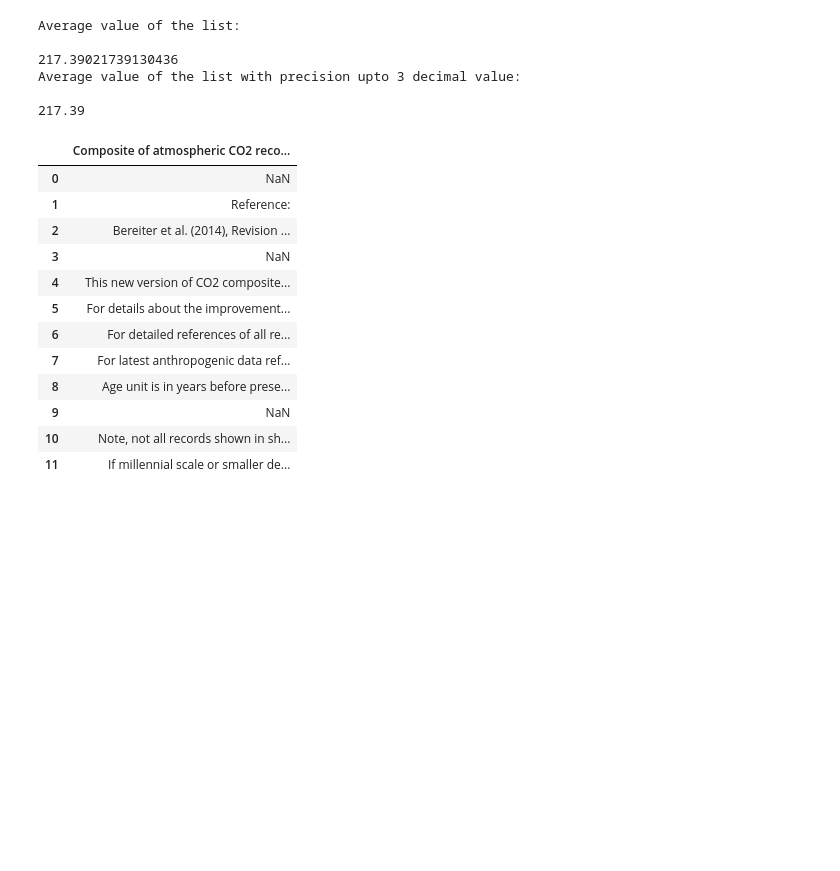
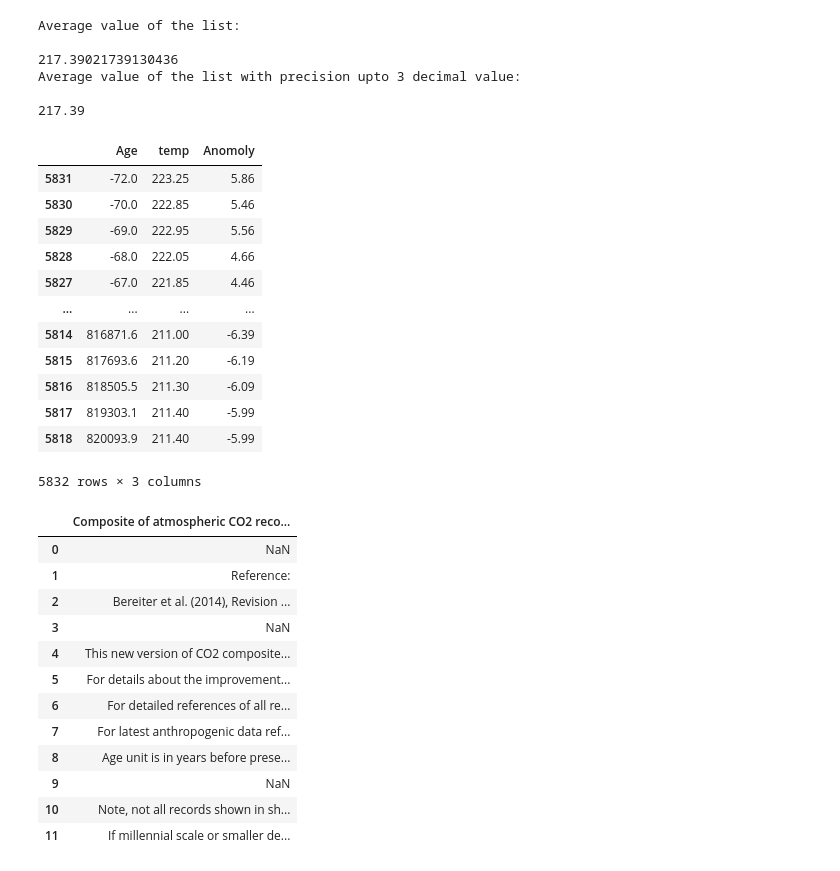
Before and after one commit to AudeAllen/PDA_Project2, a Jupyter notebook: PDA_Project2.ipynb, the cells around one changed output. Drawn from its saved outputs; the diff is of its cells as text; code cells hidden in the pictures; blank space fills up the shorter version.

Commit message:
Creation of anomoly column

```diff
--- a/PDA_Project2.ipynb
+++ b/PDA_Project2.ipynb
@@ -180,3 +180,27 @@ Average value of the list:
 Average value of the list with precision upto 3 decimal value:
 
 217.39
+# %%
+# Now that I have got the average over 1000 years I need to subtract that value which is 217.39 from all of the average kelvin values
+# in Jouzels data and also my amalgamated data from Dome C - this will give me the temperature anomoly over this period.
+
+# Again it is important to note there is a change when I amalgamate Jouzels dataset with the
+# Antartic Dome C dataset from 2001 onwards
+
+df['Anomoly'] = df['temp']-217.39
+
+display(df)
+# %% [output]
+|  | Age | temp | Anomoly |
+| 5831 | -72.0 | 223.25 | 5.86 |
+| 5830 | -70.0 | 222.85 | 5.46 |
+| 5829 | -69.0 | 222.95 | 5.56 |
+| 5828 | -68.0 | 222.05 | 4.66 |
+| 5827 | -67.0 | 221.85 | 4.46 |
+| ... | ... | ... | ... |
+| 5814 | 816871.6 | 211.00 | -6.39 |
+| 5815 | 817693.6 | 211.20 | -6.19 |
+| 5816 | 818505.5 | 211.30 | -6.09 |
+| 5817 | 819303.1 | 211.40 | -5.99 |
+| 5818 | 820093.9 | 211.40 | -5.99 |
+5832 rows × 3 columns
```
Also changed, not shown: parts of 1 cell of this notebook, 1 other file.
